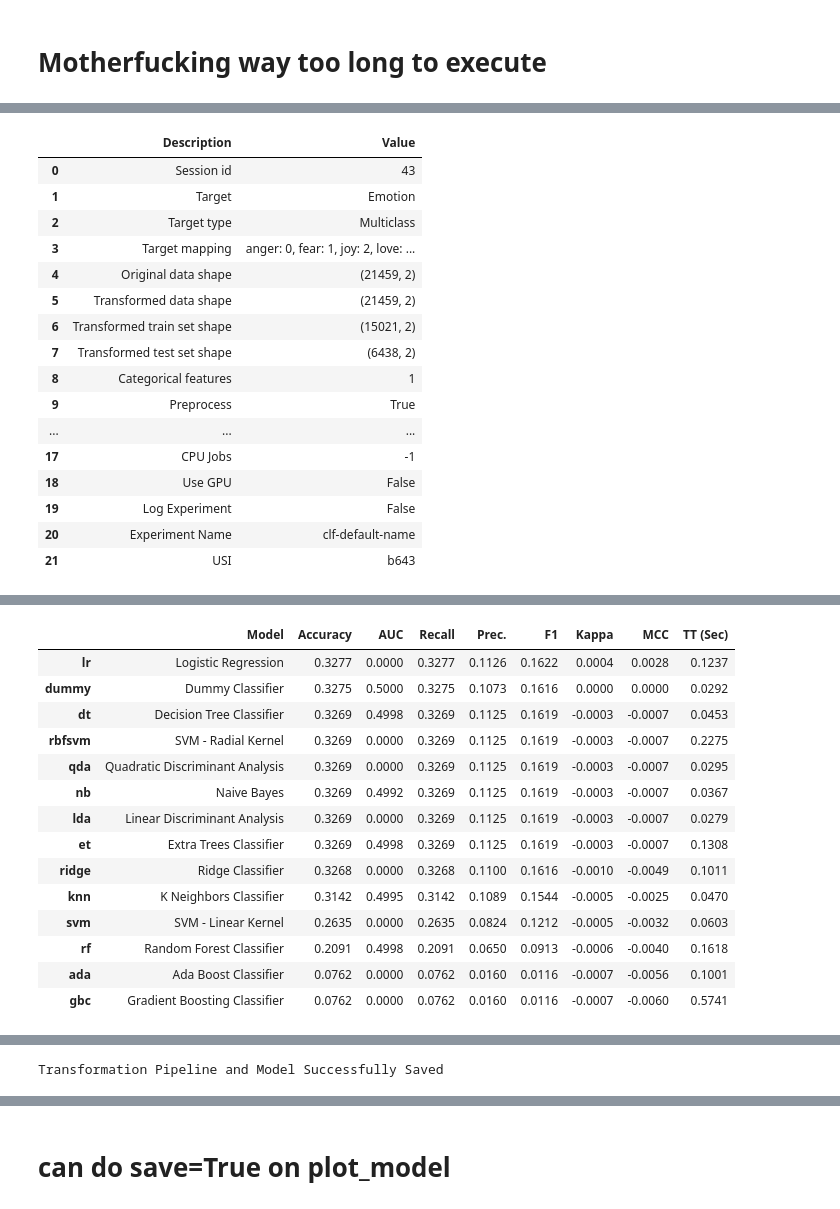
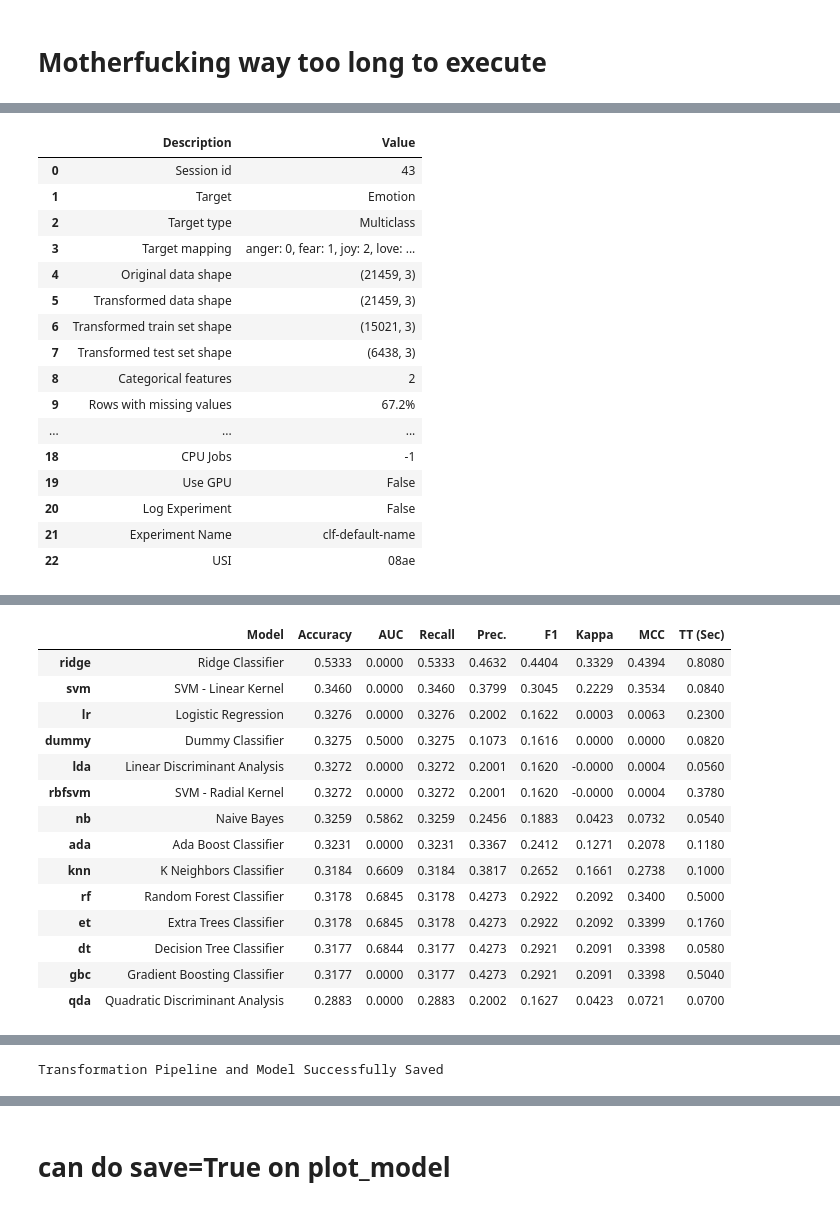
Before and after one commit to Antho-SJ/ml-in-the-clouds, a Jupyter notebook: julien_notebook.ipynb, the cells around one changed output, grey strips where cells are left out. Saved outputs shown, nothing was run; the diff lists cells and outputs as text; code cells hidden in the pictures.

```diff
--- a/julien_notebook.ipynb
+++ b/julien_notebook.ipynb
@@ -291,50 +287,50 @@ best_model = compare_models(include=models_to_compare)
 # %%
 # models()['Name'].index
 # %%
-model_tags = ['lr', 'knn', 'nb', 'dt', 'svm', 'rbfsvm', 'gpc', 'ridge', 'rf',\
-       'qda', 'ada', 'gbc', 'lda', 'et', 'dummy'] # long ass mf 'mlp', 'lightgbm'
+model_tags = ['lr', 'knn', 'nb', 'dt', 'svm', 'rbfsvm', 'gpc', 'rf',\
+       'qda', 'ada', 'gbc', 'lda', 'et', 'dummy'] # long ass mf 'mlp', 'lightgbm' # banned 'ridge'
 
 # Setup the classification task
-clf_setup = setup(data=df, target='Emotion', session_id=43, fold=100)
+clf_setup = setup(data=df, target='Emotion', session_id=43, fold=5)
 
 # Compare the specified models
 best_model = compare_models(include=model_tags)
 
 save_model(best_model, 'first_best_model')
 # %% [output]
 |  | Description | Value |
 | 0 | Session id | 43 |
 | 1 | Target | Emotion |
 | 2 | Target type | Multiclass |
 | 3 | Target mapping | anger: 0, fear: 1, joy: 2, love: ... |
-| 4 | Original data shape | (21459, 2) |
-| 5 | Transformed data shape | (21459, 2) |
-| 6 | Transformed train set shape | (15021, 2) |
-| 7 | Transformed test set shape | (6438, 2) |
-| 8 | Categorical features | 1 |
-| 9 | Preprocess | True |
+| 4 | Original data shape | (21459, 3) |
+| 5 | Transformed data shape | (21459, 3) |
+| 6 | Transformed train set shape | (15021, 3) |
+| 7 | Transformed test set shape | (6438, 3) |
+| 8 | Categorical features | 2 |
+| 9 | Rows with missing values | 67.2% |
 | ... | ... | ... |
-| 17 | CPU Jobs | -1 |
-| 18 | Use GPU | False |
-| 19 | Log Experiment | False |
-| 20 | Experiment Name | clf-default-name |
-| 21 | USI | b643 |
+| 18 | CPU Jobs | -1 |
+| 19 | Use GPU | False |
+| 20 | Log Experiment | False |
+| 21 | Experiment Name | clf-default-name |
+| 22 | USI | 08ae |
 [interactive output not drawn]
 |  | Model | Accuracy | AUC | Recall | Prec. | F1 | Kappa | MCC | TT (Sec) |
-| lr | Logistic Regression | 0.3277 | 0.0000 | 0.3277 | 0.1126 | 0.1622 | 0.0004 | 0.0028 | 0.1237 |
-| dummy | Dummy Classifier | 0.3275 | 0.5000 | 0.3275 | 0.1073 | 0.1616 | 0.0000 | 0.0000 | 0.0292 |
-| dt | Decision Tree Classifier | 0.3269 | 0.4998 | 0.3269 | 0.1125 | 0.1619 | -0.0003 | -0.0007 | 0.0453 |
-| rbfsvm | SVM - Radial Kernel | 0.3269 | 0.0000 | 0.3269 | 0.1125 | 0.1619 | -0.0003 | -0.0007 | 0.2275 |
-| qda | Quadratic Discriminant Analysis | 0.3269 | 0.0000 | 0.3269 | 0.1125 | 0.1619 | -0.0003 | -0.0007 | 0.0295 |
-| nb | Naive Bayes | 0.3269 | 0.4992 | 0.3269 | 0.1125 | 0.1619 | -0.0003 | -0.0007 | 0.0367 |
-| lda | Linear Discriminant Analysis | 0.3269 | 0.0000 | 0.3269 | 0.1125 | 0.1619 | -0.0003 | -0.0007 | 0.0279 |
-| et | Extra Trees Classifier | 0.3269 | 0.4998 | 0.3269 | 0.1125 | 0.1619 | -0.0003 | -0.0007 | 0.1308 |
-| ridge | Ridge Classifier | 0.3268 | 0.0000 | 0.3268 | 0.1100 | 0.1616 | -0.0010 | -0.0049 | 0.1011 |
-| knn | K Neighbors Classifier | 0.3142 | 0.4995 | 0.3142 | 0.1089 | 0.1544 | -0.0005 | -0.0025 | 0.0470 |
-| svm | SVM - Linear Kernel | 0.2635 | 0.0000 | 0.2635 | 0.0824 | 0.1212 | -0.0005 | -0.0032 | 0.0603 |
-| rf | Random Forest Classifier | 0.2091 | 0.4998 | 0.2091 | 0.0650 | 0.0913 | -0.0006 | -0.0040 | 0.1618 |
-| ada | Ada Boost Classifier | 0.0762 | 0.0000 | 0.0762 | 0.0160 | 0.0116 | -0.0007 | -0.0056 | 0.1001 |
-| gbc | Gradient Boosting Classifier | 0.0762 | 0.0000 | 0.0762 | 0.0160 | 0.0116 | -0.0007 | -0.0060 | 0.5741 |
+| ridge | Ridge Classifier | 0.5333 | 0.0000 | 0.5333 | 0.4632 | 0.4404 | 0.3329 | 0.4394 | 0.8080 |
+| svm | SVM - Linear Kernel | 0.3460 | 0.0000 | 0.3460 | 0.3799 | 0.3045 | 0.2229 | 0.3534 | 0.0840 |
+| lr | Logistic Regression | 0.3276 | 0.0000 | 0.3276 | 0.2002 | 0.1622 | 0.0003 | 0.0063 | 0.2300 |
+| dummy | Dummy Classifier | 0.3275 | 0.5000 | 0.3275 | 0.1073 | 0.1616 | 0.0000 | 0.0000 | 0.0820 |
+| lda | Linear Discriminant Analysis | 0.3272 | 0.0000 | 0.3272 | 0.2001 | 0.1620 | -0.0000 | 0.0004 | 0.0560 |
+| rbfsvm | SVM - Radial Kernel | 0.3272 | 0.0000 | 0.3272 | 0.2001 | 0.1620 | -0.0000 | 0.0004 | 0.3780 |
+| nb | Naive Bayes | 0.3259 | 0.5862 | 0.3259 | 0.2456 | 0.1883 | 0.0423 | 0.0732 | 0.0540 |
+| ada | Ada Boost Classifier | 0.3231 | 0.0000 | 0.3231 | 0.3367 | 0.2412 | 0.1271 | 0.2078 | 0.1180 |
+| knn | K Neighbors Classifier | 0.3184 | 0.6609 | 0.3184 | 0.3817 | 0.2652 | 0.1661 | 0.2738 | 0.1000 |
+| rf | Random Forest Classifier | 0.3178 | 0.6845 | 0.3178 | 0.4273 | 0.2922 | 0.2092 | 0.3400 | 0.5000 |
+| et | Extra Trees Classifier | 0.3178 | 0.6845 | 0.3178 | 0.4273 | 0.2922 | 0.2092 | 0.3399 | 0.1760 |
+| dt | Decision Tree Classifier | 0.3177 | 0.6844 | 0.3177 | 0.4273 | 0.2921 | 0.2091 | 0.3398 | 0.0580 |
+| gbc | Gradient Boosting Classifier | 0.3177 | 0.0000 | 0.3177 | 0.4273 | 0.2921 | 0.2091 | 0.3398 | 0.5040 |
+| qda | Quadratic Discriminant Analysis | 0.2883 | 0.0000 | 0.2883 | 0.2002 | 0.1627 | 0.0423 | 0.0721 | 0.0700 |
 [interactive output not drawn]
 Transformation Pipeline and Model Successfully Saved
 (Pipeline(memory=Memory(location=None),
```
Also changed, not shown: parts of 50 cells of this notebook, 13 other files.
